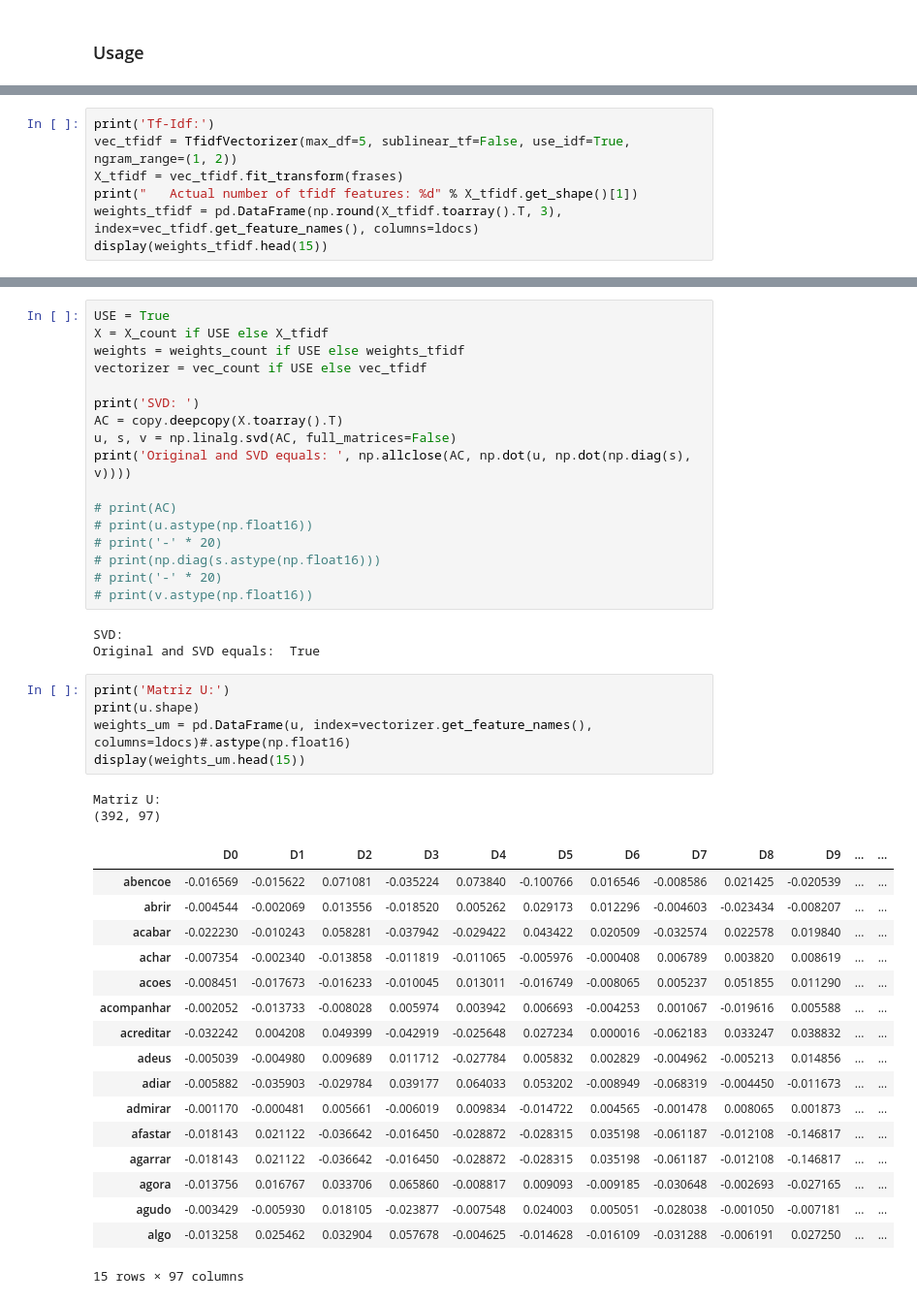
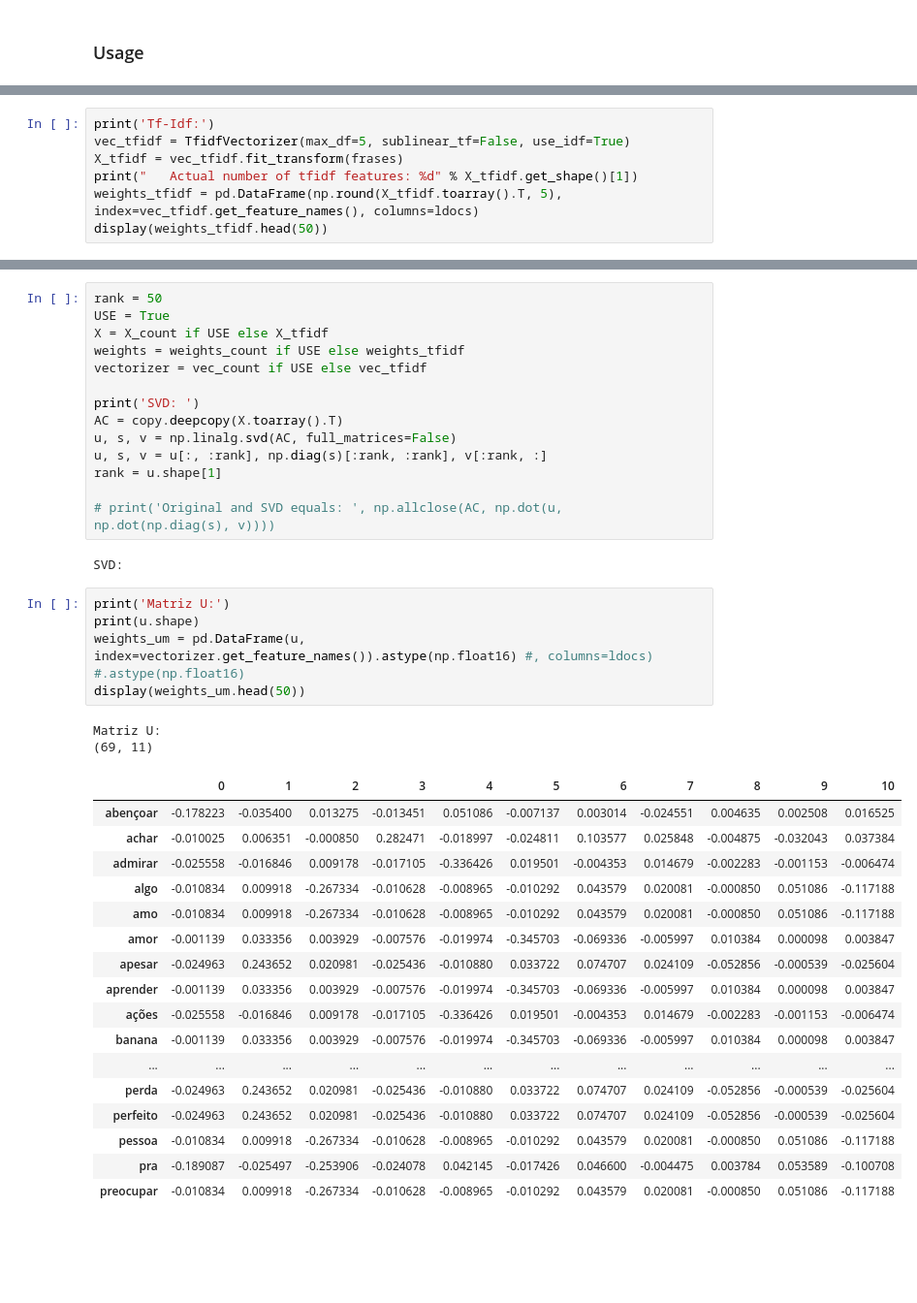
Before and after one commit to rdenadai/TxtP-Study-Notebooks, a Jupyter notebook: notebooks/text_classification_example.ipynb, the cells around one changed output, grey strips where cells are left out. Shown at 97% size. Drawn from its saved outputs; the diff is of its cells as text; blank space fills up the shorter version.

```diff
--- a/notebooks/text_classification_example.ipynb
+++ b/notebooks/text_classification_example.ipynb
@@ -458,10 +468,10 @@ Executando processo de remoção das stopwords...
 Filtro e finalização...
 # %%
 print('Tf-Idf:')
-vec_tfidf = TfidfVectorizer(max_df=5, sublinear_tf=False, use_idf=True, ngram_range=(1, 2))
+vec_tfidf = TfidfVectorizer(max_df=5, sublinear_tf=False, use_idf=True)
 X_tfidf = vec_tfidf.fit_transform(frases)
 print("   Actual number of tfidf features: %d" % X_tfidf.get_shape()[1])
-weights_tfidf = pd.DataFrame(np.round(X_tfidf.toarray().T, 3), index=vec_tfidf.get_feature_names(), columns=ldocs)
-display(weights_tfidf.head(15))
+weights_tfidf = pd.DataFrame(np.round(X_tfidf.toarray().T, 5), index=vec_tfidf.get_feature_names(), columns=ldocs)
+display(weights_tfidf.head(50))
 # %% [output]
 Tf-Idf:
@@ -513,4 +523,5 @@ Count:
 # %%
+rank = 50
 USE = True
 X = X_count if USE else X_tfidf
 weights = weights_count if USE else weights_tfidf
@@ -519,41 +530,36 @@ vectorizer = vec_count if USE else vec_tfidf
 print('SVD: ')
 AC = copy.deepcopy(X.toarray().T)
 u, s, v = np.linalg.svd(AC, full_matrices=False)
-print('Original and SVD equals: ', np.allclose(AC, np.dot(u, np.dot(np.diag(s), v))))
+u, s, v = u[:, :rank], np.diag(s)[:rank, :rank], v[:rank, :]
+rank = u.shape[1]
 
-# print(AC)
-# print(u.astype(np.float16))
-# print('-' * 20)
-# print(np.diag(s.astype(np.float16)))
-# print('-' * 20)
-# print(v.astype(np.float16))
+# print('Original and SVD equals: ', np.allclose(AC, np.dot(u, np.dot(np.diag(s), v))))
 # %% [output]
 SVD:
-Original and SVD equals:  True
 # %%
 print('Matriz U:')
 print(u.shape)
-weights_um = pd.DataFrame(u, index=vectorizer.get_feature_names(), columns=ldocs)#.astype(np.float16)
-display(weights_um.head(15))
+weights_um = pd.DataFrame(u, index=vectorizer.get_feature_names()).astype(np.float16) #, columns=ldocs) #.astype(np.float16)
+display(weights_um.head(50))
 # %% [output]
 Matriz U:
-(392, 97)
+(69, 11)
-|  | D0 | D1 | D2 | D3 | D4 | D5 | D6 | D7 | D8 | D9 | ... | ... |
-| abencoe | -0.016569 | -0.015622 | 0.071081 | -0.035224 | 0.073840 | -0.100766 | 0.016546 | -0.008586 | 0.021425 | -0.020539 | ... | ... |
-| abrir | -0.004544 | -0.002069 | 0.013556 | -0.018520 | 0.005262 | 0.029173 | 0.012296 | -0.004603 | -0.023434 | -0.008207 | ... | ... |
-| acabar | -0.022230 | -0.010243 | 0.058281 | -0.037942 | -0.029422 | 0.043422 | 0.020509 | -0.032574 | 0.022578 | 0.019840 | ... | ... |
-| achar | -0.007354 | -0.002340 | -0.013858 | -0.011819 | -0.011065 | -0.005976 | -0.000408 | 0.006789 | 0.003820 | 0.008619 | ... | ... |
-| acoes | -0.008451 | -0.017673 | -0.016233 | -0.010045 | 0.013011 | -0.016749 | -0.008065 | 0.005237 | 0.051855 | 0.011290 | ... | ... |
-| acompanhar | -0.002052 | -0.013733 | -0.008028 | 0.005974 | 0.003942 | 0.006693 | -0.004253 | 0.001067 | -0.019616 | 0.005588 | ... | ... |
-| acreditar | -0.032242 | 0.004208 | 0.049399 | -0.042919 | -0.025648 | 0.027234 | 0.000016 | -0.062183 | 0.033247 | 0.038832 | ... | ... |
-| adeus | -0.005039 | -0.004980 | 0.009689 | 0.011712 | -0.027784 | 0.005832 | 0.002829 | -0.004962 | -0.005213 | 0.014856 | ... | ... |
-| adiar | -0.005882 | -0.035903 | -0.029784 | 0.039177 | 0.064033 | 0.053202 | -0.008949 | -0.068319 | -0.004450 | -0.011673 | ... | ... |
-| admirar | -0.001170 | -0.000481 | 0.005661 | -0.006019 | 0.009834 | -0.014722 | 0.004565 | -0.001478 | 0.008065 | 0.001873 | ... | ... |
-| afastar | -0.018143 | 0.021122 | -0.036642 | -0.016450 | -0.028872 | -0.028315 | 0.035198 | -0.061187 | -0.012108 | -0.146817 | ... | ... |
-| agarrar | -0.018143 | 0.021122 | -0.036642 | -0.016450 | -0.028872 | -0.028315 | 0.035198 | -0.061187 | -0.012108 | -0.146817 | ... | ... |
-| agora | -0.013756 | 0.016767 | 0.033706 | 0.065860 | -0.008817 | 0.009093 | -0.009185 | -0.030648 | -0.002693 | -0.027165 | ... | ... |
-| agudo | -0.003429 | -0.005930 | 0.018105 | -0.023877 | -0.007548 | 0.024003 | 0.005051 | -0.028038 | -0.001050 | -0.007181 | ... | ... |
-| algo | -0.013258 | 0.025462 | 0.032904 | 0.057678 | -0.004625 | -0.014628 | -0.016109 | -0.031288 | -0.006191 | 0.027250 | ... | ... |
+|  | 0 | 1 | 2 | 3 | 4 | 5 | 6 | 7 | 8 | 9 | 10 |
+| abençoar | -0.178223 | -0.035400 | 0.013275 | -0.013451 | 0.051086 | -0.007137 | 0.003014 | -0.024551 | 0.004635 | 0.002508 | 0.016525 |
+| achar | -0.010025 | 0.006351 | -0.000850 | 0.282471 | -0.018997 | -0.024811 | 0.103577 | 0.025848 | -0.004875 | -0.032043 | 0.037384 |
+| admirar | -0.025558 | -0.016846 | 0.009178 | -0.017105 | -0.336426 | 0.019501 | -0.004353 | 0.014679 | -0.002283 | -0.001153 | -0.006474 |
+| algo | -0.010834 | 0.009918 | -0.267334 | -0.010628 | -0.008965 | -0.010292 | 0.043579 | 0.020081 | -0.000850 | 0.051086 | -0.117188 |
+| amo | -0.010834 | 0.009918 | -0.267334 | -0.010628 | -0.008965 | -0.010292 | 0.043579 | 0.020081 | -0.000850 | 0.051086 | -0.117188 |
+| amor | -0.001139 | 0.033356 | 0.003929 | -0.007576 | -0.019974 | -0.345703 | -0.069336 | -0.005997 | 0.010384 | 0.000098 | 0.003847 |
+| apesar | -0.024963 | 0.243652 | 0.020981 | -0.025436 | -0.010880 | 0.033722 | 0.074707 | 0.024109 | -0.052856 | -0.000539 | -0.025604 |
+| aprender | -0.001139 | 0.033356 | 0.003929 | -0.007576 | -0.019974 | -0.345703 | -0.069336 | -0.005997 | 0.010384 | 0.000098 | 0.003847 |
+| ações | -0.025558 | -0.016846 | 0.009178 | -0.017105 | -0.336426 | 0.019501 | -0.004353 | 0.014679 | -0.002283 | -0.001153 | -0.006474 |
+| banana | -0.001139 | 0.033356 | 0.003929 | -0.007576 | -0.019974 | -0.345703 | -0.069336 | -0.005997 | 0.010384 | 0.000098 | 0.003847 |
+| ... | ... | ... | ... | ... | ... | ... | ... | ... | ... | ... | ... |
+| perda | -0.024963 | 0.243652 | 0.020981 | -0.025436 | -0.010880 | 0.033722 | 0.074707 | 0.024109 | -0.052856 | -0.000539 | -0.025604 |
+| perfeito | -0.024963 | 0.243652 | 0.020981 | -0.025436 | -0.010880 | 0.033722 | 0.074707 | 0.024109 | -0.052856 | -0.000539 | -0.025604 |
+| pessoa | -0.010834 | 0.009918 | -0.267334 | -0.010628 | -0.008965 | -0.010292 | 0.043579 | 0.020081 | -0.000850 | 0.051086 | -0.117188 |
+| pra | -0.189087 | -0.025497 | -0.253906 | -0.024078 | 0.042145 | -0.017426 | 0.046600 | -0.004475 | 0.003784 | 0.053589 | -0.100708 |
+| preocupar | -0.010834 | 0.009918 | -0.267334 | -0.010628 | -0.008965 | -0.010292 | 0.043579 | 0.020081 | -0.000850 | 0.051086 | -0.117188 |
-15 rows × 97 columns
 # %%
 print('Matriz VT:')
```
Also changed, not shown: parts of 24 cells of this notebook.
